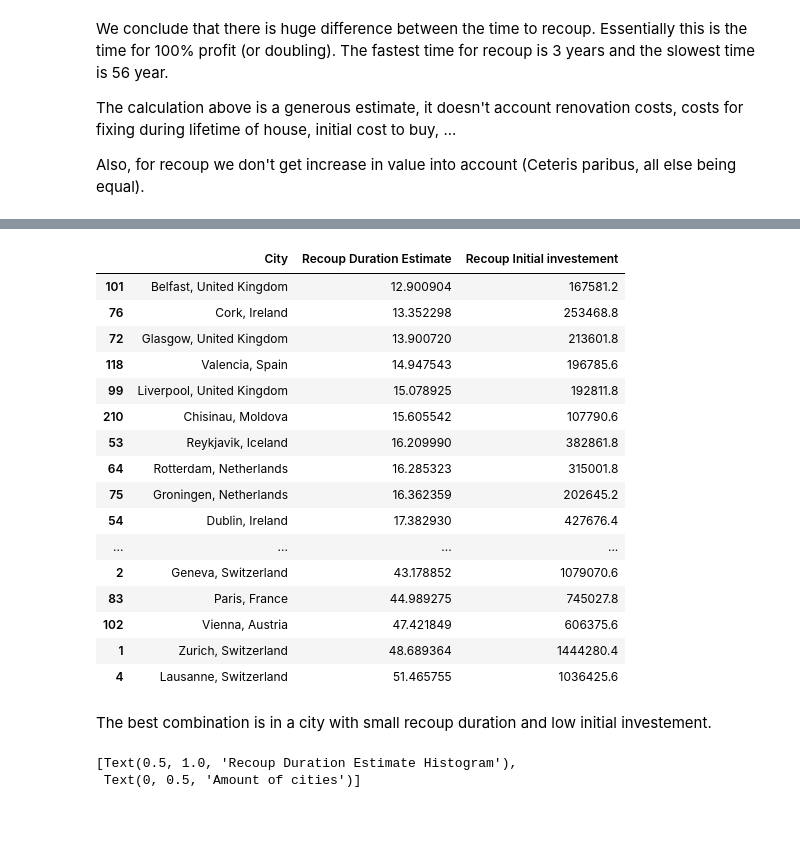
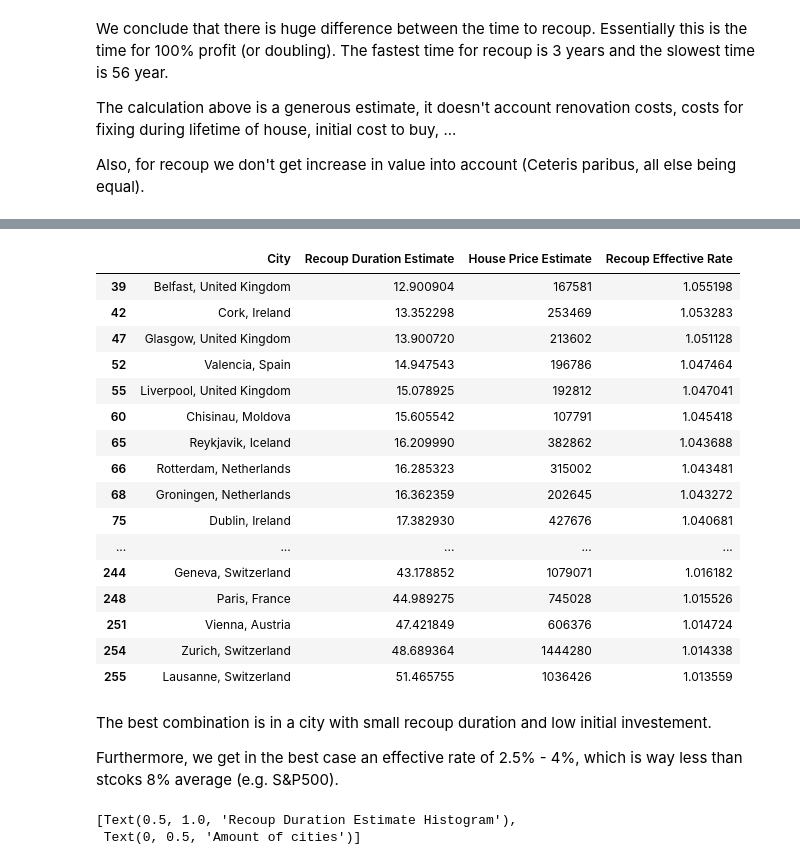
Before and after one commit to yiorgosynkl/cities-analytics, a Jupyter notebook: analysis.ipynb, the cells around one changed output, grey strips where cells are left out. Cells and saved outputs as stored; diff of their text form; code cells hidden in the pictures; blank space fills up the shorter version.

```diff
--- a/analysis.ipynb
+++ b/analysis.ipynb
@@ -50,6 +50,12 @@ best_recoup, worst_recoup = df['Recoup Ratio'].iloc[0], df['Recoup Ratio'].iloc[
 print(f"{best_recoup=:.4f} vs {worst_recoup=:.4f} ({best_recoup/worst_recoup} x faster)")
 # %% [output]
 best_recoup=0.8235 vs worst_recoup=0.0446 (18.464314348090987 x faster)
+# %%
+# # assuming average apartment (1 bedroom) has between 45 to 90 square meters (let's say 60 sq.m.)
+# # and then calculate years of recoup (divide by 12 months)
+# df['House Price Estimate'] = df['Price per Square Meter to Buy Apartment in City Centre (in USD)']*60
+
+df['House Price Estimate'] = (df['Price per Square Meter to Buy Apartment in City Centre (in USD)']*60).round(0).astype(int)
 # %%
 # what are the places that are more worth buying and house and then renting it out?
 # what are the fastest cities to recoup your investment? (the higher the rent + the lower the price to buy => the faster the recoup)
@@ -59,11 +65,8 @@ df['Recoup Duration Factor'] = (
         df['Apartment (1 bedroom) in City Centre (in USD)']) # the lower the duration, the better
 
 
-df = df.sort_values('Recoup Duration Factor', ascending=True)
+df = df.sort_values('Recoup Duration Factor', ascending=True, ignore_index=True)
 
-# assuming average apartment (1 bedroom) has between 45 to 90 square meters (let's say 60 sq.m.)
-# and then calculate years of recoup (divide by 12 months)
-df['Recoup Initial investement'] = df['Price per Square Meter to Buy Apartment in City Centre (in USD)']*60
 df['Recoup Duration Estimate'] = df['Recoup Duration Factor']*60 / 12
 
 best_recoup_dur, worst_recoup_dur = df['Recoup Duration Estimate'].iloc[0], df['Recoup Duration Estimate'].iloc[-1]
@@ -80,31 +98,35 @@ Also, for recoup we don't get increase in value into account (Ceteris paribus, a
+# %%
+df['Recoup Effective Rate'] = 2**(1/df['Recoup Duration Estimate'])
 # %%
 # ceteris paribus, recoup duration in years for south european cities
 pd.set_option('display.max_rows', 200)
-# df[ df['Region'] == 'Southern Europe' ][['City', 'Recoup Duration Estimate', 'Recoup Initial investement']]
-df[ df['Continent'] == 'Europe' ][['City', 'Recoup Duration Estimate', 'Recoup Initial investement']]
+# df[ df['Region'] == 'Southern Europe' ][['City', 'Recoup Duration Estimate', 'House Price Estimate']]
+df[ df['Continent'] == 'Europe' ][['City', 'Recoup Duration Estimate', 'House Price Estimate', 'Recoup Effective Rate']]
 
 # random_region = random.choice(list(set(df['Region'])))
 # df[ df['Region'] == random_region ][['City', 'Recoup Duration Estimate']]
 # %% [output]
-|  | City | Recoup Duration Estimate | Recoup Initial investement |
-| 101 | Belfast, United Kingdom | 12.900904 | 167581.2 |
-| 76 | Cork, Ireland | 13.352298 | 253468.8 |
-| 72 | Glasgow, United Kingdom | 13.900720 | 213601.8 |
-| 118 | Valencia, Spain | 14.947543 | 196785.6 |
-| 99 | Liverpool, United Kingdom | 15.078925 | 192811.8 |
-| 210 | Chisinau, Moldova | 15.605542 | 107790.6 |
-| 53 | Reykjavik, Iceland | 16.209990 | 382861.8 |
-| 64 | Rotterdam, Netherlands | 16.285323 | 315001.8 |
-| 75 | Groningen, Netherlands | 16.362359 | 202645.2 |
-| 54 | Dublin, Ireland | 17.382930 | 427676.4 |
-| ... | ... | ... | ... |
-| 2 | Geneva, Switzerland | 43.178852 | 1079070.6 |
-| 83 | Paris, France | 44.989275 | 745027.8 |
-| 102 | Vienna, Austria | 47.421849 | 606375.6 |
-| 1 | Zurich, Switzerland | 48.689364 | 1444280.4 |
-| 4 | Lausanne, Switzerland | 51.465755 | 1036425.6 |
+|  | City | Recoup Duration Estimate | House Price Estimate | Recoup Effective Rate |
+| 39 | Belfast, United Kingdom | 12.900904 | 167581 | 1.055198 |
+| 42 | Cork, Ireland | 13.352298 | 253469 | 1.053283 |
+| 47 | Glasgow, United Kingdom | 13.900720 | 213602 | 1.051128 |
+| 52 | Valencia, Spain | 14.947543 | 196786 | 1.047464 |
+| 55 | Liverpool, United Kingdom | 15.078925 | 192812 | 1.047041 |
+| 60 | Chisinau, Moldova | 15.605542 | 107791 | 1.045418 |
+| 65 | Reykjavik, Iceland | 16.209990 | 382862 | 1.043688 |
+| 66 | Rotterdam, Netherlands | 16.285323 | 315002 | 1.043481 |
+| 68 | Groningen, Netherlands | 16.362359 | 202645 | 1.043272 |
+| 75 | Dublin, Ireland | 17.382930 | 427676 | 1.040681 |
+| ... | ... | ... | ... | ... |
+| 244 | Geneva, Switzerland | 43.178852 | 1079071 | 1.016182 |
+| 248 | Paris, France | 44.989275 | 745028 | 1.015526 |
+| 251 | Vienna, Austria | 47.421849 | 606376 | 1.014724 |
+| 254 | Zurich, Switzerland | 48.689364 | 1444280 | 1.014338 |
+| 255 | Lausanne, Switzerland | 51.465755 | 1036426 | 1.013559 |
 # %% [markdown]
 The best combination is in a city with small recoup duration and low initial investement.
+
+Furthermore, we get in the best case an effective rate of 2.5% - 4%, which is way less than stcoks 8% average (e.g. S&P500).
 # %%
 plt.hist(df['Recoup Duration Estimate'], bins=40)
 plt.gca().set(title='Recoup Duration Estimate Histogram', ylabel='Amount of cities')
```
Also changed, not shown: parts of 5 cells of this notebook.
